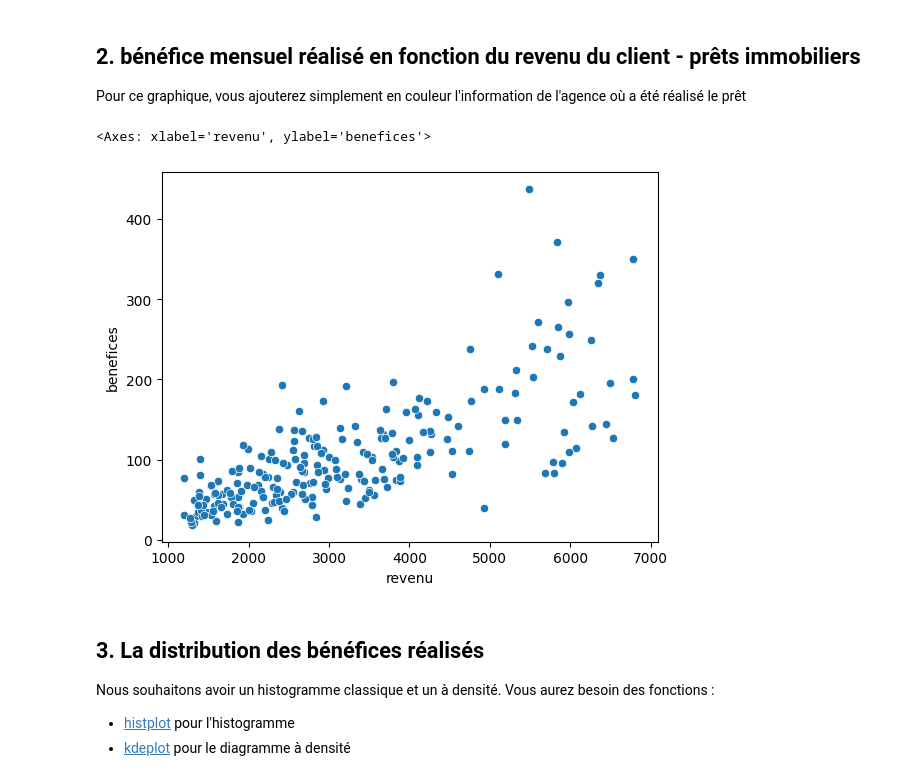
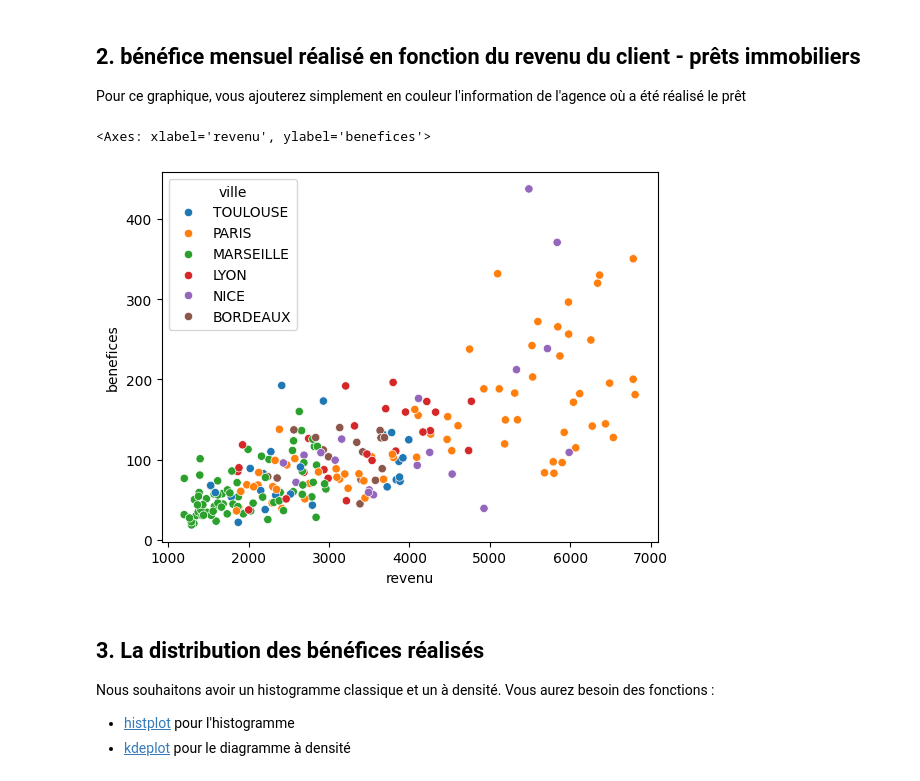
Before and after one commit to Brunotchede/Course-implementez-BDD-SQL, a Jupyter notebook: notebooks/P3/P3C4 - Générez des graphiques complexes avec Seaborn.ipynb, the cells around one changed output. Saved outputs shown, nothing was run; the diff lists cells and outputs as text; code cells hidden in the pictures.

```diff
--- a/notebooks/P3/P3C4 - Générez des graphiques complexes avec Seaborn.ipynb
+++ b/notebooks/P3/P3C4 - Générez des graphiques complexes avec Seaborn.ipynb
@@ -46,10 +46,10 @@ sns.countplot(data=prets, x="type")
 
 Pour ce graphique, vous ajouterez simplement en couleur l'information de l'agence où a été réalisé le prêt
 # %%
-sns.scatterplot(data=prets[prets['type']=='immobilier'], x="revenu", y="benefices")
+sns.scatterplot(data=prets[prets['type']=='immobilier'], x="revenu", y="benefices", hue="ville")
 # %% [output]
 <Axes: xlabel='revenu', ylabel='benefices'>
-[figure, old version]
+[figure, new version]
 # %% [markdown]
 ## 3. La distribution des bénéfices réalisés
 
```
Also changed, not shown: parts of 4 cells of this notebook.
